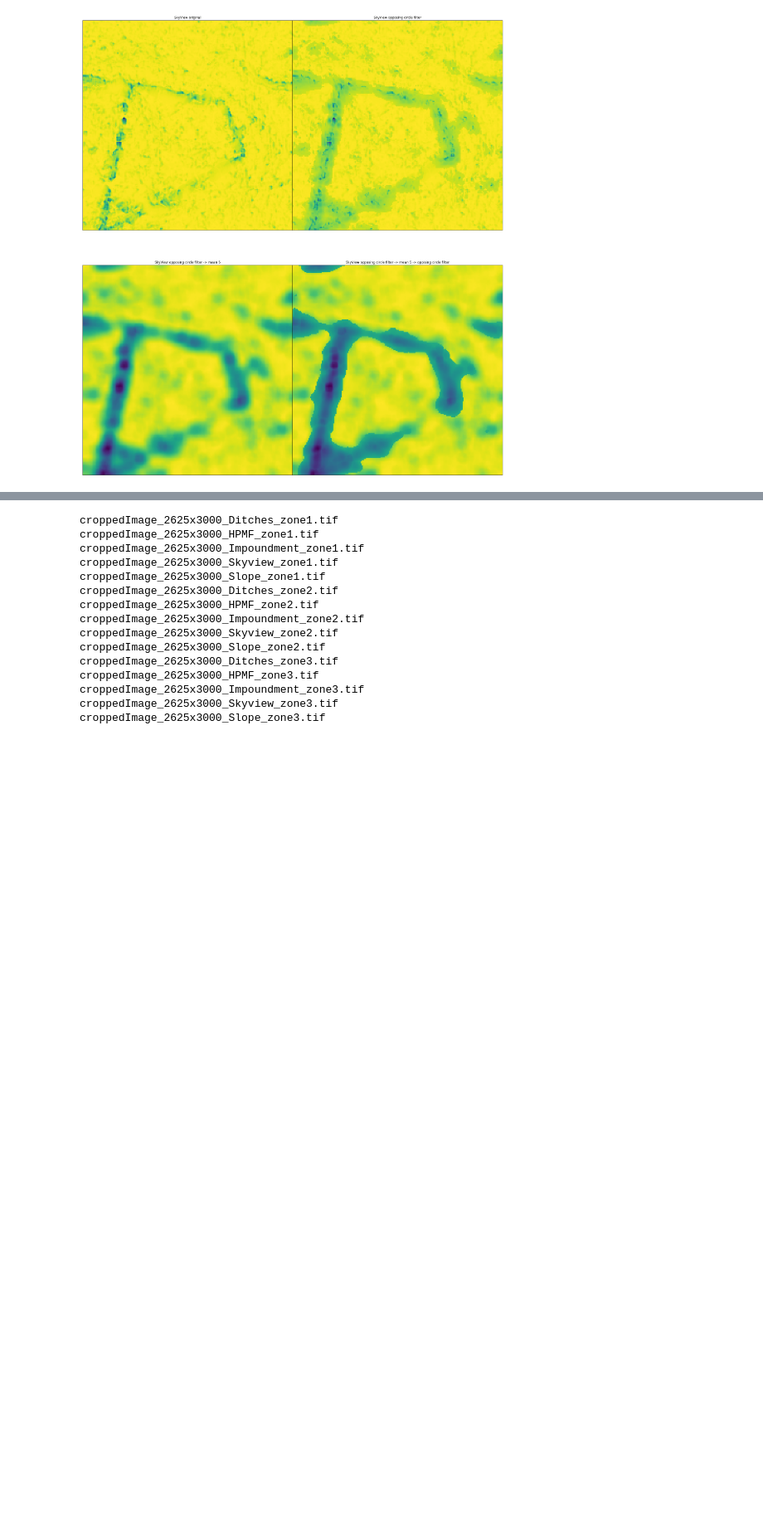
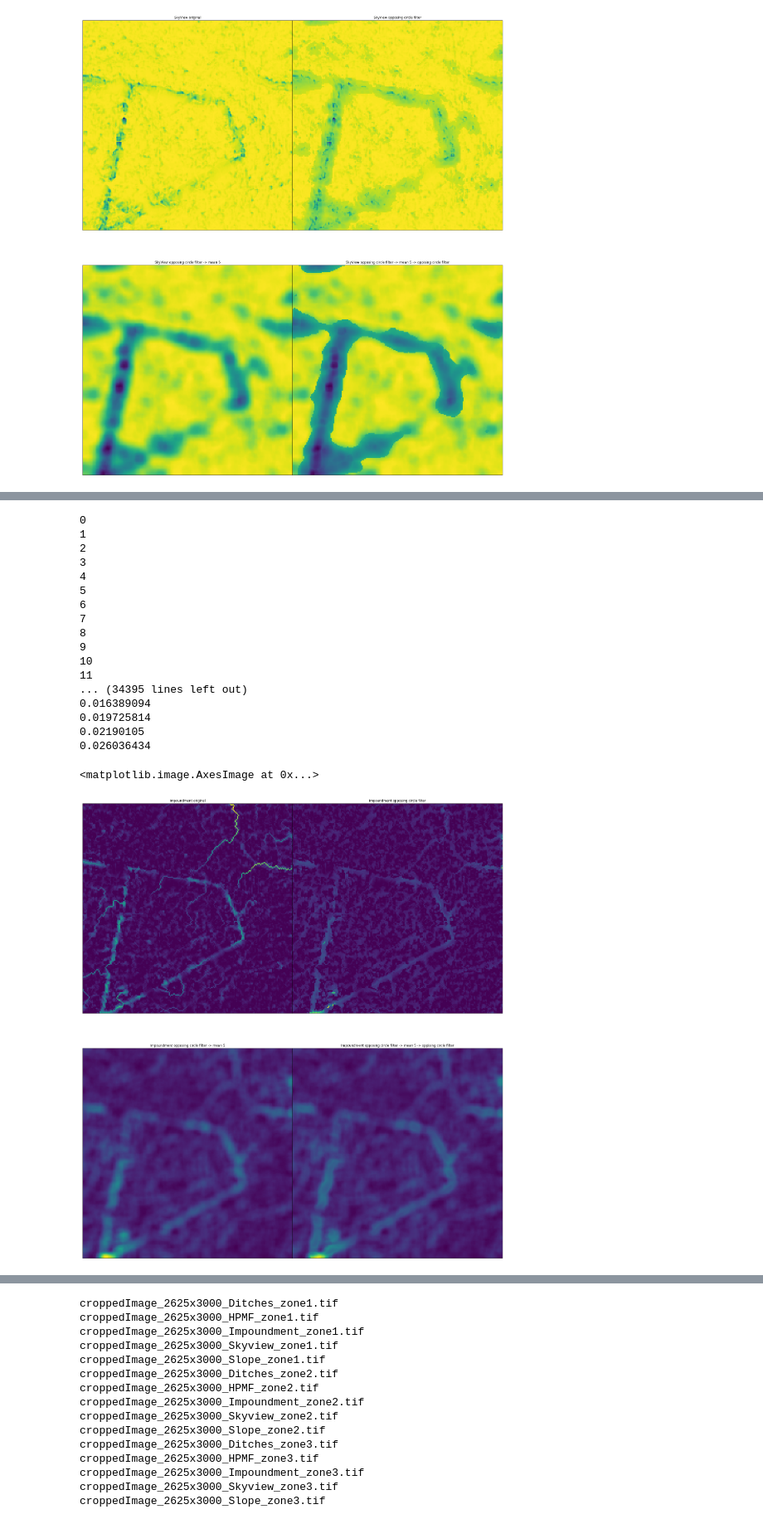
Before and after one commit to jonatan-flyckt/bachelors-thesis-playground, a Jupyter notebook: jonatan_features/features.ipynb, the cells around one changed output, grey strips where cells are left out. Shown at 83% size. Drawn from its saved outputs; the diff is of its cells as text; code cells hidden in the pictures; blank space fills up the shorter version.

```diff
--- a/jonatan_features/features.ipynb
+++ b/jonatan_features/features.ipynb
@@ -319,0 +333,5 @@ ax[3].imshow(newNewSkyViewArr)
+# %%
+for row in impoundmentArr:
+    for pixel in row:
+        if pixel < 0.01:
+            print(pixel)
@@ -319,0 +379,45 @@ ax[3].imshow(newNewSkyViewArr)
+# %%
+plt.figure(num=None, figsize=(28,32), facecolor='w', edgecolor='k')
+ax = [plt.subplot(2,2,i+1) for i in range(4)]
+for a in ax:
+    a.set_xticklabels([])
+    a.set_yticklabels([])
+    a.tick_params(bottom=False, left=False)
+plt.subplots_adjust(wspace=0,hspace=0.1)
+
+mean = gf(newImpoundmentArr, np.nanmean, footprint=create_circular_mask(5))
+
+newNewImpoundmentArr = OpposingCircleFilter(mean, 3, 6, 0.3)
+
+for row in newNewImpoundmentArr:
+    for pixel in row:
+        print(pixel)
+
+ax[0].title.set_text("Impoundment original")
+ax[0].imshow(impoundmentArr)
+ax[1].title.set_text("Impoundment opposing circle filter")
+ax[1].imshow(newImpoundmentArr)
+ax[2].title.set_text("Impoundment opposing circle filter -> mean 5")
+ax[2].imshow(mean)
+ax[3].title.set_text("Impoundment opposing circle filter -> mean 5 -> oppising circle filter")
+ax[3].imshow(newNewImpoundmentArr)
+# %% [output]
+0
+1
+2
+3
+4
+5
+6
+7
+8
+9
+10
+11
+... (34395 lines left out)
+0.016389094
+0.019725814
+0.02190105
+0.026036434
+<matplotlib.image.AxesImage at 0x...>
+[figure, added]
```
Also changed, not shown: parts of 6 cells of this notebook, 1 other file.
